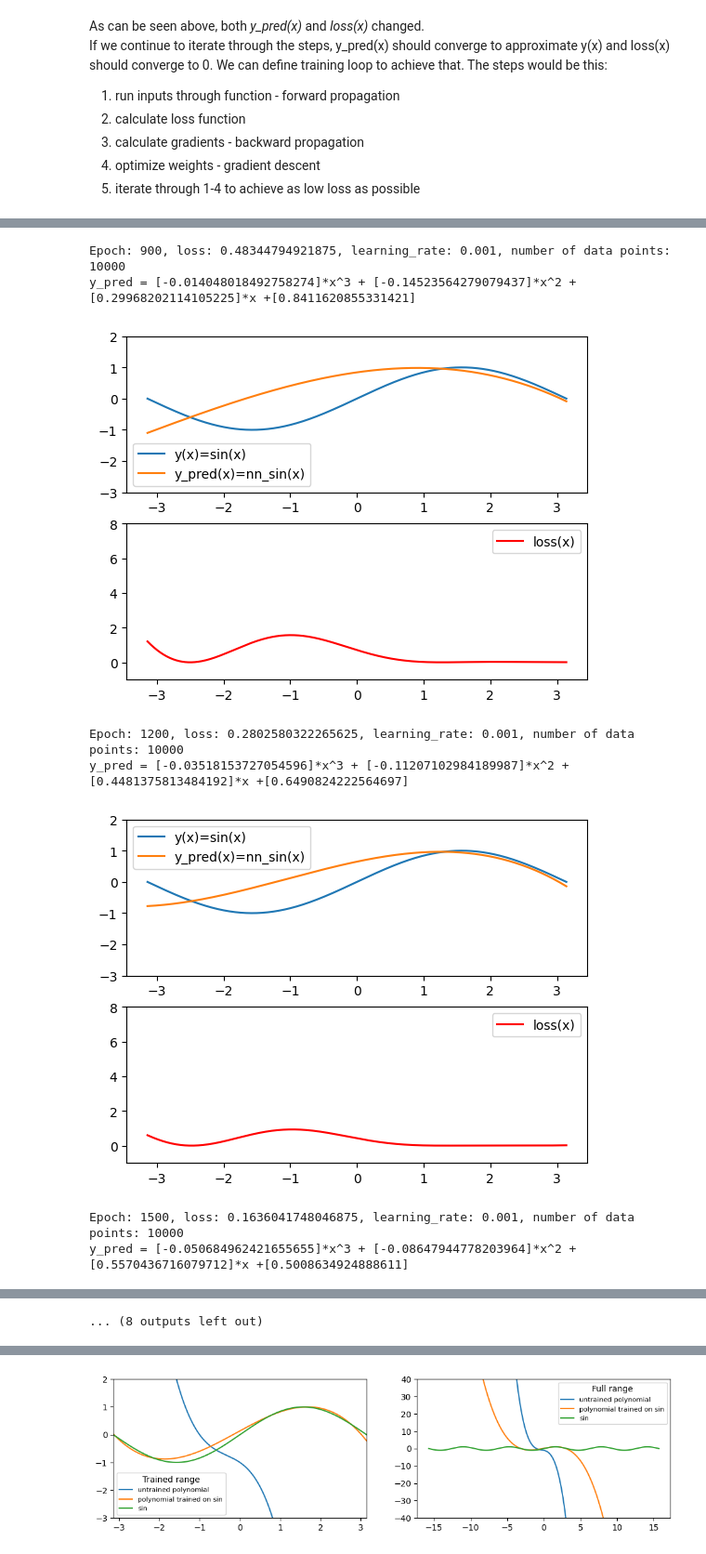
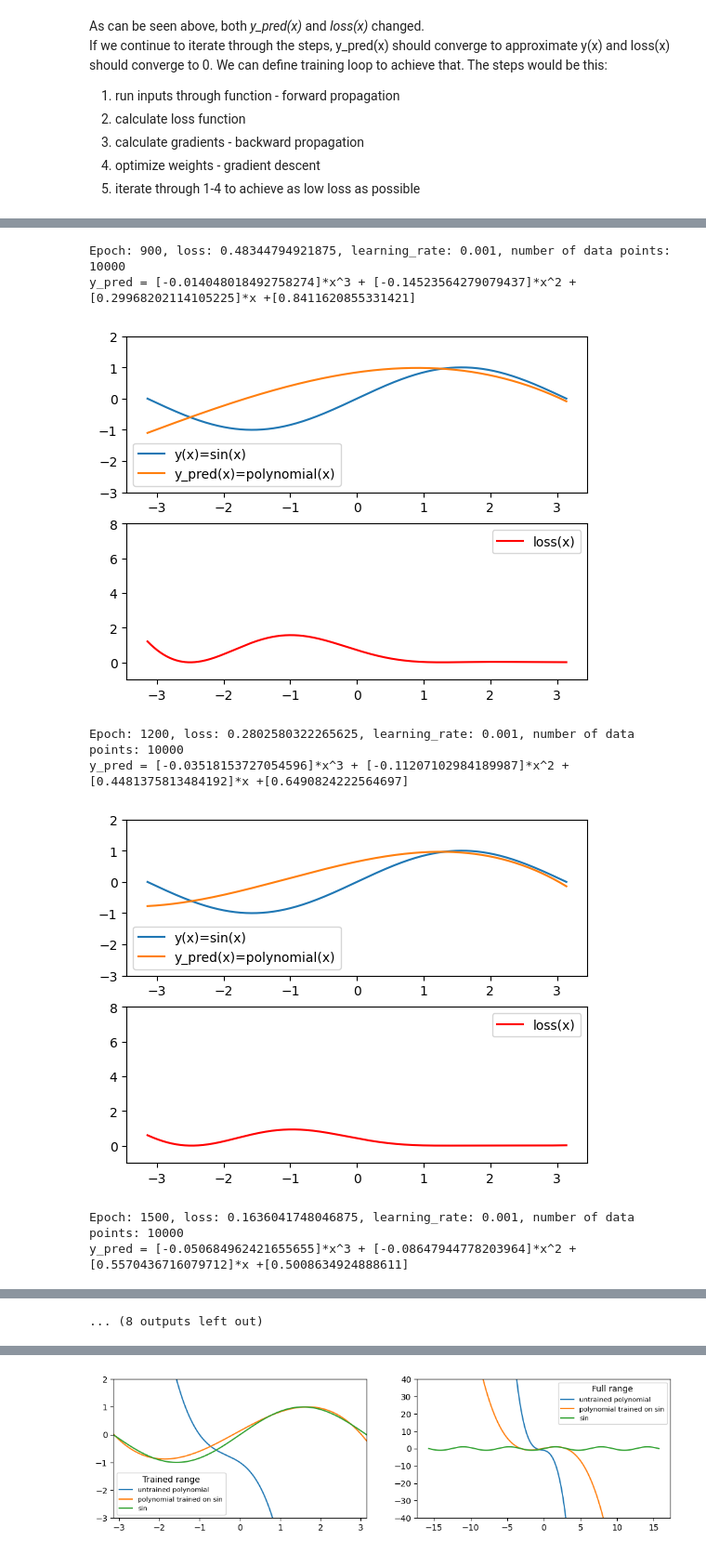
Before and after one commit to zostaw/learning-regression-methods, a Jupyter notebook: understanding-neural-networks.ipynb, the cells around one changed output, grey strips where cells are left out. Shown at 93% size. Cells and saved outputs as stored; diff of their text form; code cells hidden in the pictures.

```diff
--- a/understanding-neural-networks.ipynb
+++ b/understanding-neural-networks.ipynb
@@ -312,7 +309,7 @@ def backward_propagation(x, y, y_pred, w0, w1, w2, w3, data_points, learning_rat
 def visualize_training(x, y, y_pred):
     _, ax = plt.subplots(2, 1)
     ax[0].plot(x, y, label="y(x)=sin(x)")
-    ax[0].plot(x, y_pred, label="y_pred(x)=nn_sin(x)")
+    ax[0].plot(x, y_pred, label="y_pred(x)=polynomial(x)")
     ax[0].legend()
     ax[0].set_ylim((-3, 2))
     ax[1].plot(x, torch.pow(y_pred - y, 2), label="loss(x)", color='red')
@@ -344,8 +341,8 @@ y_pred = [0.014760098420083523]*x^3 + [-0.18821455538272858]*x^2 +[0.09731512516
 Epoch: 900, loss: 0.48344794921875, learning_rate: 0.001, number of data points: 10000
 y_pred = [-0.014048018492758274]*x^3 + [-0.14523564279079437]*x^2 +[0.29968202114105225]*x +[0.8411620855331421]
-[figure, old version]
+[figure, new version]
 Epoch: 1200, loss: 0.2802580322265625, learning_rate: 0.001, number of data points: 10000
 y_pred = [-0.03518153727054596]*x^3 + [-0.11207102984189987]*x^2 +[0.4481375813484192]*x +[0.6490824222564697]
-[figure, old version]
+[figure, new version]
 Epoch: 1500, loss: 0.1636041748046875, learning_rate: 0.001, number of data points: 10000
 y_pred = [-0.050684962421655655]*x^3 + [-0.08647944778203964]*x^2 +[0.5570436716079712]*x +[0.5008634924888611]
```
Also changed, not shown: parts of 18 cells of this notebook.
